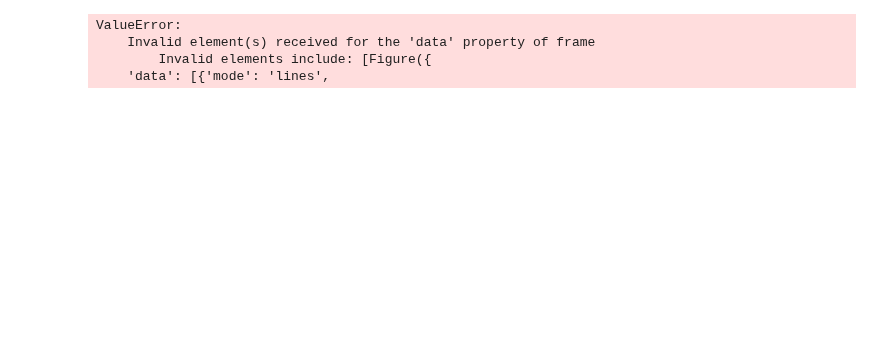
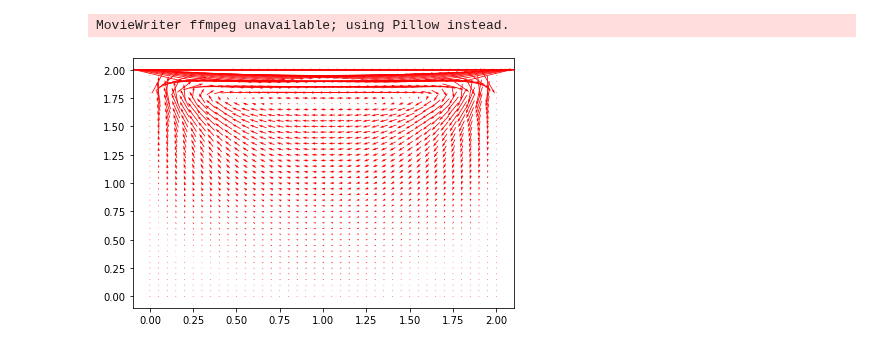
Before and after one commit to S-Gol/PyCFD, a Jupyter notebook: CavityFlow.ipynb, the cells around one changed output. Saved outputs shown, nothing was run; the diff lists cells and outputs as text; code cells hidden in the pictures; blank space fills up the shorter version.

Commit message:
Animations fixed

```diff
--- a/CavityFlow.ipynb
+++ b/CavityFlow.ipynb
@@ -5,28 +5,27 @@ from matplotlib import pyplot as plt
 from matplotlib import animation
 # %%
 sim = FluidSim.FluidSim(41,41,2,2)
-
+sim.timestep()
 fig, ax = plt.subplots(1,1)
 Q = ax.quiver(sim.X, sim.Y, sim.u, sim.v, pivot='mid', color='r', units='inches')
 
 def update_quiver(num, Q, X, Y):
     """updates the horizontal and vertical vector components by a
     fixed increment on each frame
     """
     sim.timestep()
 
     Q.set_UVC(sim.u,sim.v)
 
     return Q,
 
 # you need to set blit=False, or the first set of arrows never gets
 # cleared on subsequent frames
-anim = animation.FuncAnimation(fig, update_quiver, fargs=(Q, X, Y),
+anim = animation.FuncAnimation(fig, update_quiver, fargs=(Q, sim.X, sim.Y),
                                interval=50, blit=False)
+anim.save("QuiverPlot.gif")
 fig.tight_layout()
 plt.show()
 # %% [output]
-ValueError:
-    Invalid element(s) received for the 'data' property of frame
-        Invalid elements include: [Figure({
-    'data': [{'mode': 'lines',
+MovieWriter ffmpeg unavailable; using Pillow instead.
+[figure, added]
```
Also changed, not shown: 1 other file.
